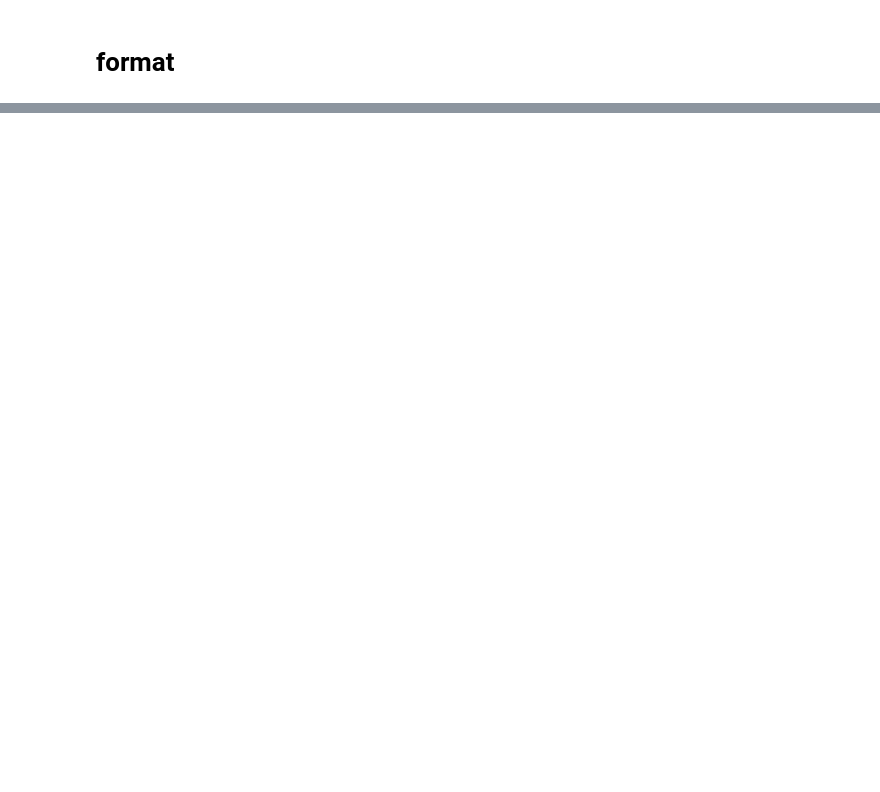
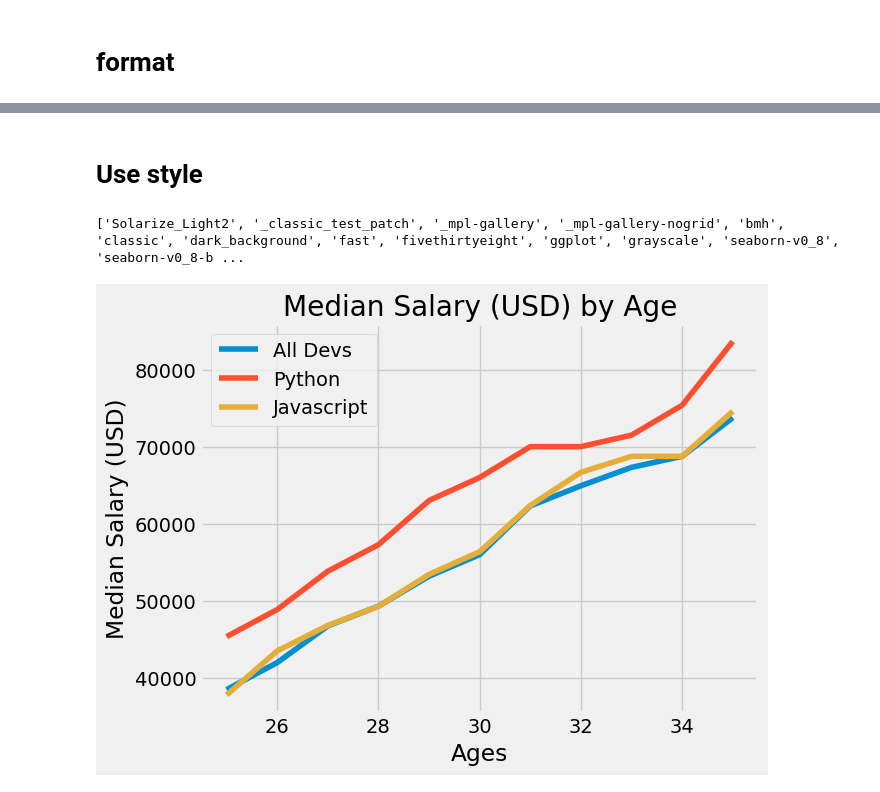
Before and after one commit to pkboom/python_tips, a Jupyter notebook: plot.ipynb, the cells around one changed output, grey strips where cells are left out. Saved outputs shown, nothing was run; the diff lists cells and outputs as text; code cells hidden in the pictures; blank space fills up the shorter version.

```diff
--- a/plot.ipynb
+++ b/plot.ipynb
@@ -75,22 +75,16 @@ show_plot()
-# %%
-
-
-
-
-# Median JavaScript Developer Salaries by Age
-js_dev_y = [37810, 43515, 46823, 49293, 53437,
-            56373, 62375, 66674, 68745, 68746, 74583]
-
-
-# Ages 18 to 55
-ages_x = [18, 19, 20, 21, 22, 23, 24, 25, 26, 27, 28, 29, 30, 31, 32, 33, 34, 35,
-          36, 37, 38, 39, 40, 41, 42, 43, 44, 45, 46, 47, 48, 49, 50, 51, 52, 53, 54, 55]
-
-py_dev_y = [20046, 17100, 20000, 24744, 30500, 37732, 41247, 45372, 48876, 53850, 57287, 63016, 65998, 70003, 70000, 71496, 75370, 83640, 84666,
-            84392, 78254, 85000, 87038, 91991, 100000, 94796, 97962, 93302, 99240, 102736, 112285, 100771, 104708, 108423, 101407, 112542, 122870, 120000]
-
-js_dev_y = [16446, 16791, 18942, 21780, 25704, 29000, 34372, 37810, 43515, 46823, 49293, 53437, 56373, 62375, 66674, 68745, 68746, 74583, 79000,
-            78508, 79996, 80403, 83820, 88833, 91660, 87892, 96243, 90000, 99313, 91660, 102264, 100000, 100000, 91660, 99240, 108000, 105000, 104000]
-
-dev_y = [17784, 16500, 18012, 20628, 25206, 30252, 34368, 38496, 42000, 46752, 49320, 53200, 56000, 62316, 64928, 67317, 68748, 73752, 77232,
-         78000, 78508, 79536, 82488, 88935, 90000, 90056, 95000, 90000, 91633, 91660, 98150, 98964, 100000, 98988, 100000, 108923, 105000, 103117]
+# %% [markdown]
+# Use style
+# %%
+print(plt.style.available)
+
+plt.style.use('fivethirtyeight')
+
+plt.plot(ages_x, dev_y)
+plt.plot(ages_x, py_dev_y)
+plt.plot(ages_x, js_dev_y)
+plt.legend(['All Devs', 'Python', 'Javascript'])
+
+show_plot()
+# %% [output]
+['Solarize_Light2', '_classic_test_patch', '_mpl-gallery', '_mpl-gallery-nogrid', 'bmh', 'classic', 'dark_background', 'fast', 'fivethirtyeight', 'ggplot', 'grayscale', 'seaborn-v0_8', 'seaborn-v0_8-b ...
+[figure, added]
```
Also changed, not shown: parts of 8 cells of this notebook, 3 other files.
